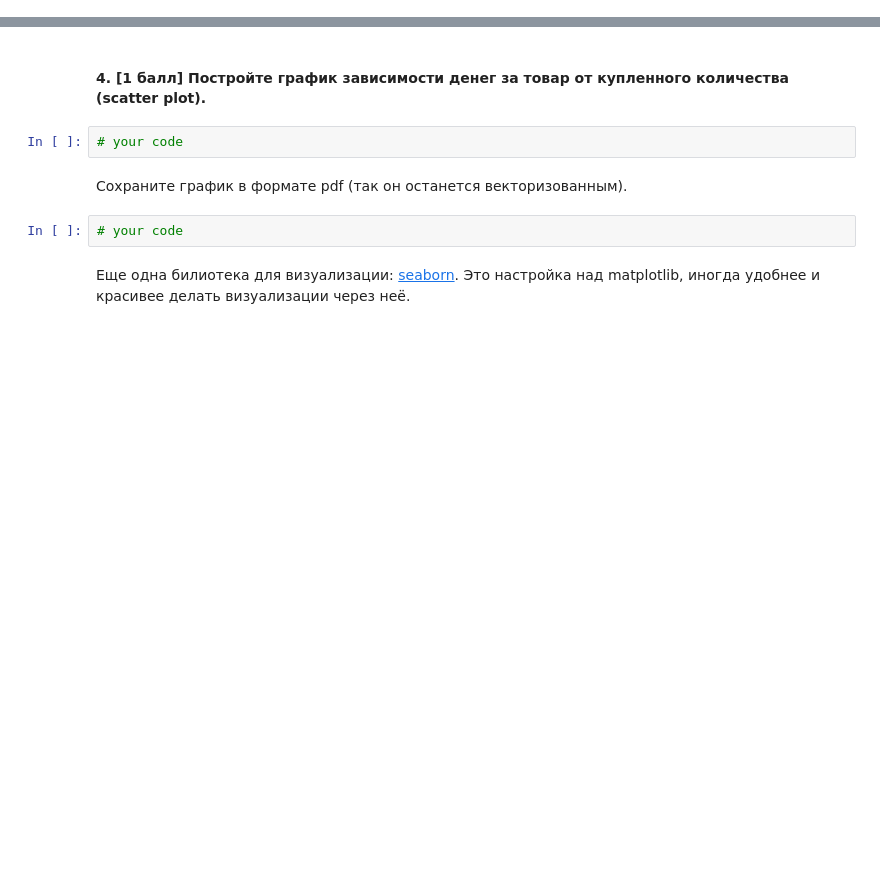
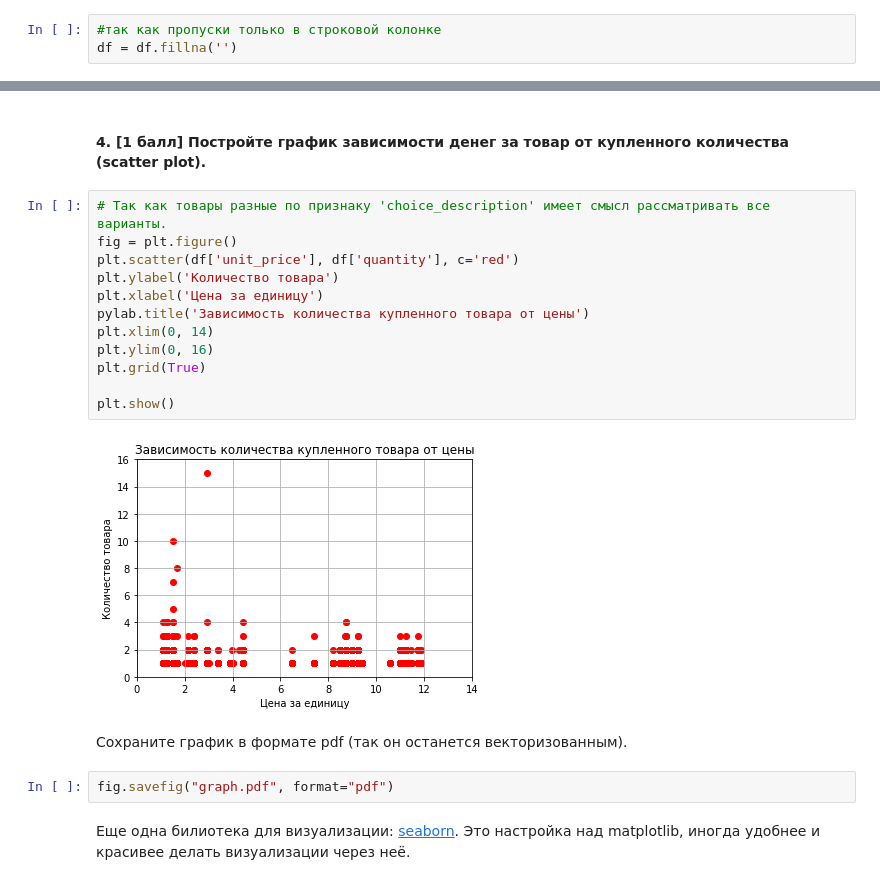
Before and after one commit to hse-mlearn/ha-01-yulia537, a Jupyter notebook: homework-practice-01.ipynb, the cells around one changed output, grey strips where cells are left out. Cells and saved outputs as stored; diff of their text form; blank space fills up the shorter version.

```diff
--- a/homework-practice-01.ipynb
+++ b/homework-practice-01.ipynb
@@ -116,3 +169,6 @@ import pandas as pd
+# %%
+#так как пропуски только в строковой колонке
+df = df.fillna('')
 # %% [markdown]
 #### 4. [0.5 баллов] Посмотрите внимательнее на колонку с ценой товара. Какого она типа? Создайте новую колонку так, чтобы в ней цена была числом.
 
@@ -209,10 +387,22 @@ df['date'] = df.order_id.map(dates['date'])
 # %% [markdown]
 #### 4. [1 балл] Постройте график зависимости денег за товар от купленного количества (scatter plot).
-# %%
-# your code
+# %%
+# Так как товары разные по признаку 'choice_description' имеет смысл рассматривать все варианты.
+fig = plt.figure()
+plt.scatter(df['unit_price'], df['quantity'], c='red')
+plt.ylabel('Количество товара')
+plt.xlabel('Цена за единицу')
+pylab.title('Зависимость количества купленного товара от цены')
+plt.xlim(0, 14)
+plt.ylim(0, 16)
+plt.grid(True)
+
+plt.show()
+# %% [output]
+[figure, added]
 # %% [markdown]
 Сохраните график в формате pdf (так он останется векторизованным).
-# %%
-# your code
+# %%
+fig.savefig("graph.pdf", format="pdf")
 # %% [markdown]
 Еще одна билиотека для визуализации: [seaborn](https://jakevdp.github.io/PythonDataScienceHandbook/04.14-visualization-with-seaborn.html). Это настройка над matplotlib, иногда удобнее и красивее делать визуализации через неё.
```
Also changed, not shown: parts of 45 cells of this notebook, 3 other files.
